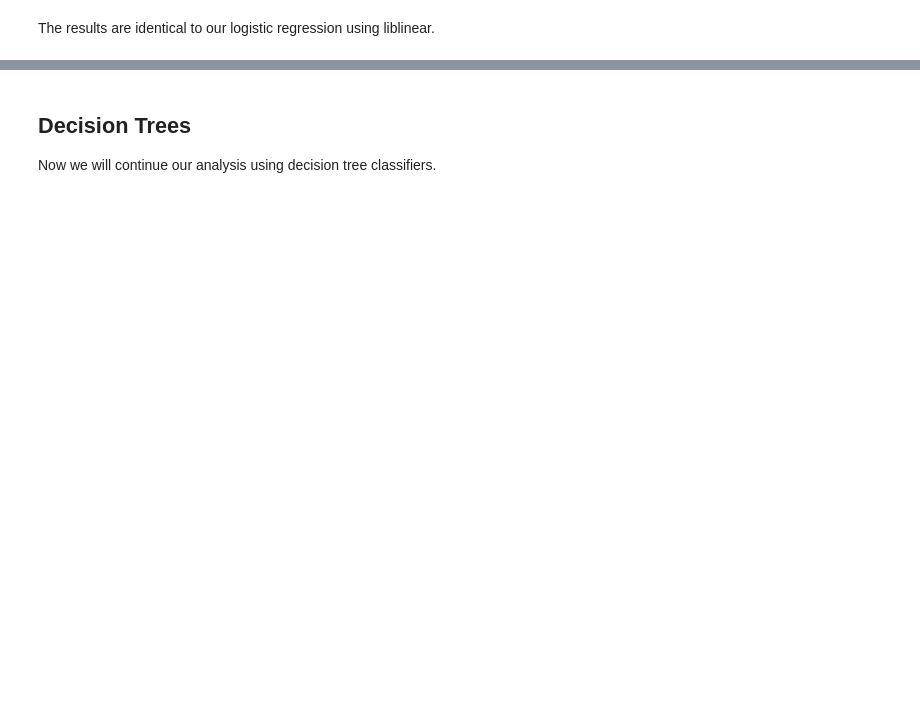
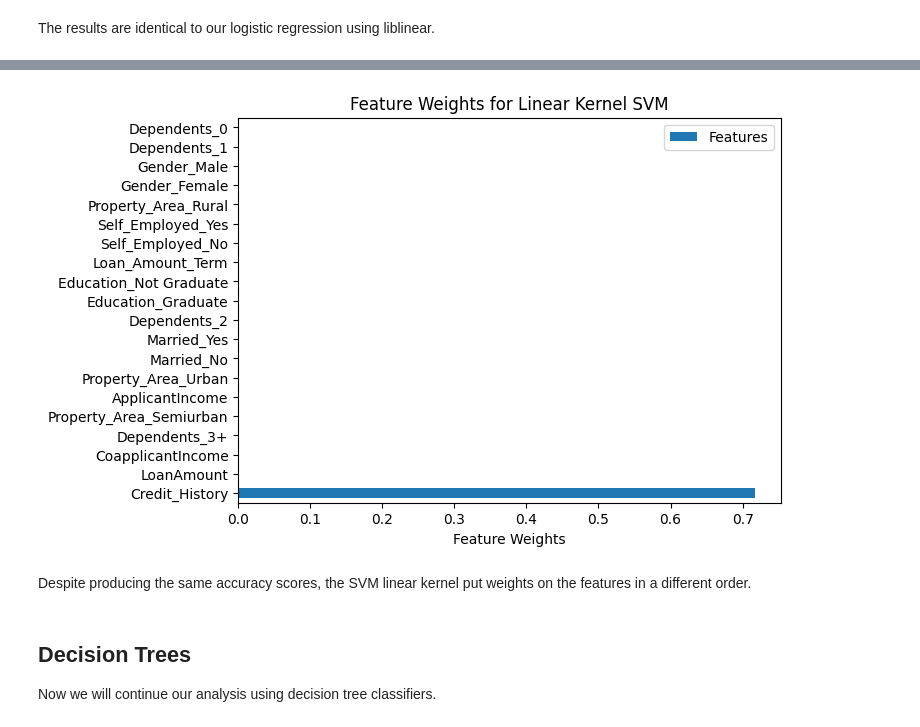
Before and after one commit to SLyubar/machinelearning, a Jupyter notebook: Final Project.ipynb, the cells around one changed output, grey strips where cells are left out. Drawn from its saved outputs; the diff is of its cells as text; code cells hidden in the pictures; blank space fills up the shorter version.

```diff
--- a/Final Project.ipynb
+++ b/Final Project.ipynb
@@ -767,7 +834,7 @@ from sklearn import svm
 svm_params = {"kernel":["linear", "rbf", "poly", "sigmoid"], "random_state":[42], "C":strength}
 
 svc = svm.SVC()
-svc_svm = GridSearchCV(svc, svm_params)
+svc_svm = GridSearchCV(svc, svm_params, return_train_score=True)
 # %%
 svc_svm.fit(X_train2, y_train2)
 # %% [output]
@@ -816,0 +924,9 @@ The results are identical to our logistic regression using liblinear.
+# %%
+# map feature names to coeff in a df
+linear_coef = pd.DataFrame(data=abs(svclinear.coef_),columns=short_features)
+# transpose the df for better readibility
+linear_coef = linear_coef.T
+linear_coef.rename(columns={0:"Features"},inplace=True)
+# sort by top coeff values
+top_linear = linear_coef.sort_values(by="Features",ascending=False).head(20)
+top_linear
@@ -817,3 +951,13 @@ The results are identical to our logistic regression using liblinear.
+# %%
+# Plot the feature weights
+top_linear.plot(kind="barh", figsize=(7,5))
+plt.xlabel("Feature Weights")
+plt.title("Feature Weights for Linear Kernel SVM")
+plt.show()
+# %% [output]
+[figure, added]
+# %% [markdown]
+Despite producing the same accuracy scores, the SVM linear kernel put weights on the features in a different order.
 # %% [markdown]
 ## Decision Trees
 
```
Also changed, not shown: parts of 101 cells of this notebook.
